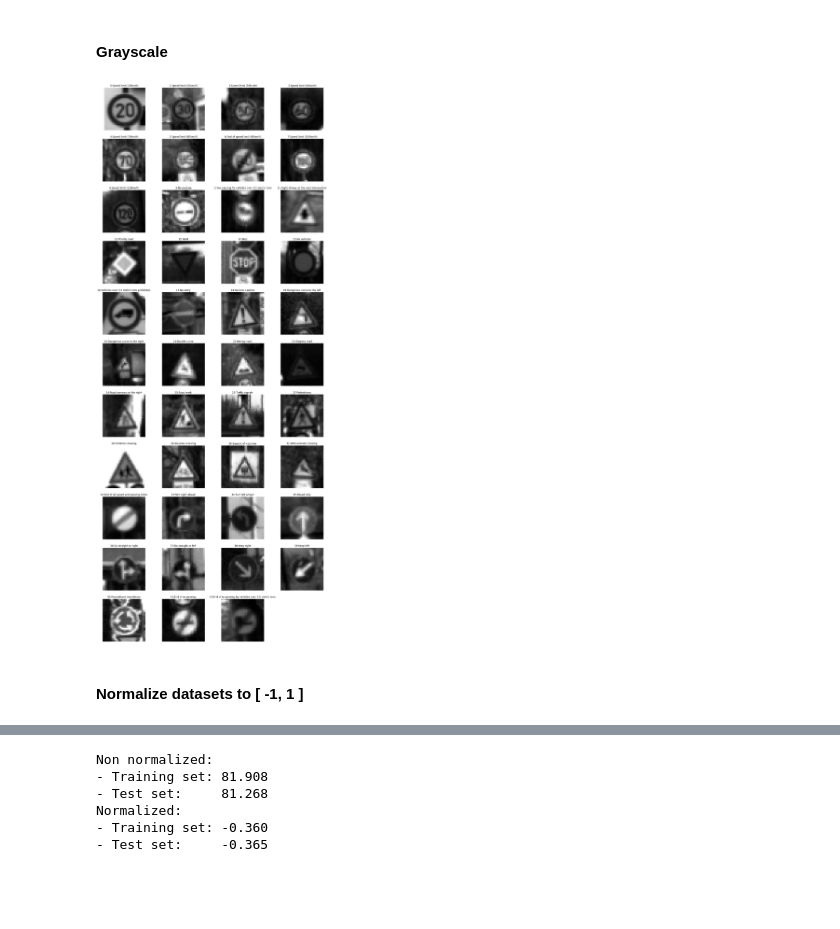
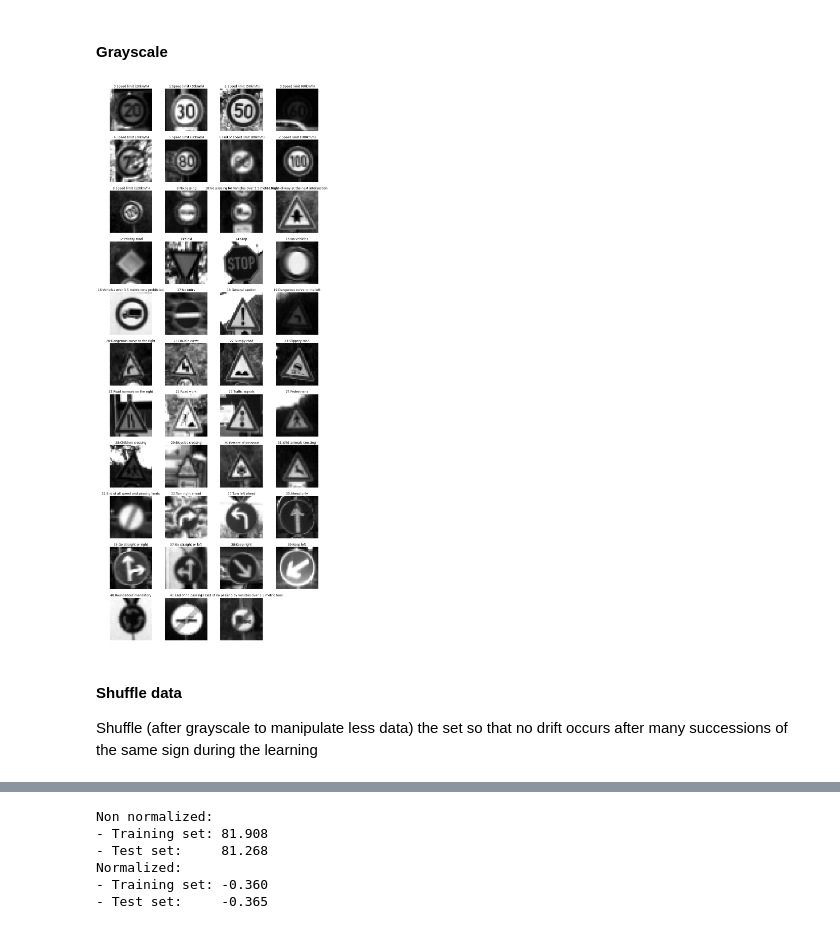
Before and after one commit to parphane/udacity-self_driving_cars, a Jupyter notebook: project-traffic_sign_classifier/Traffic_Sign_Classifier.ipynb, the cells around one changed output, grey strips where cells are left out. Cells and saved outputs as stored; diff of their text form; code cells hidden in the pictures; blank space fills up the shorter version.

```diff
--- a/project-traffic_sign_classifier/Traffic_Sign_Classifier.ipynb
+++ b/project-traffic_sign_classifier/Traffic_Sign_Classifier.ipynb
@@ -238,26 +261,38 @@ Use the code cell (or multiple code cells, if necessary) to implement the first
 ### Preprocess the data here. It is required to normalize the data. Other preprocessing steps could include
 ### converting to grayscale, etc.
 ### Feel free to use as many code cells as needed.
+
+# Define the variables to be used for the pipeline
+X_train_pipeline, y_train_pipeline = X_train, y_train
+X_test_pipeline, y_test_pipeline = X_test, y_test
+X_valid_pipeline, y_valid_pipeline = X_valid, y_valid
 # %% [markdown]
 #### Resize data
 No need, the pickled list is already 32*32
+# %%
+X_train_resized = X_train_pipeline
+X_test_resized = X_test_pipeline
+# %%
+X_train_pipeline = X_train_resized
+X_test_pipeline = X_test_resized
 # %% [markdown]
 #### Grayscale
 # %%
 # Grayscale
 
 # https://stackoverflow.com/questions/12201577/how-can-i-convert-an-rgb-image-into-grayscale-in-python/45338831
-def rgb2gray(rgb):
+def RGB2Gray(rgb):
     return np.dot(rgb[...,:3], [0.2989, 0.5870, 0.1140])
 
 # Convert training and test set to grayscale
-X_train_gray = rgb2gray(X_train)
-X_test_gray = rgb2gray(X_test)
-
-# Convert sample set to grayscale and plot
-imgs_gray = rgb2gray(imgs_each)
-plotImages(imgs_gray, lbls_each, True)
+X_train_gray = RGB2Gray(X_train_pipeline)
+X_test_gray = RGB2Gray(X_test_pipeline)
-# %% [output]
-[figure, removed]
-# %% [markdown]
-#### Normalize datasets to [ -1, 1 ]
+# %%
+X_train_pipeline = X_train_gray
+X_test_pipeline = X_test_gray
+plotLabelImages(X_test_pipeline,y_test_pipeline, gray=True)
+# %% [output]
+[figure, added]
+# %% [markdown]
+#### Shuffle data
+Shuffle (after grayscale to manipulate less data) the set so that no drift occurs after many successions of the same sign during the learning
```
Also changed, not shown: parts of 21 cells of this notebook, 1 other file.
